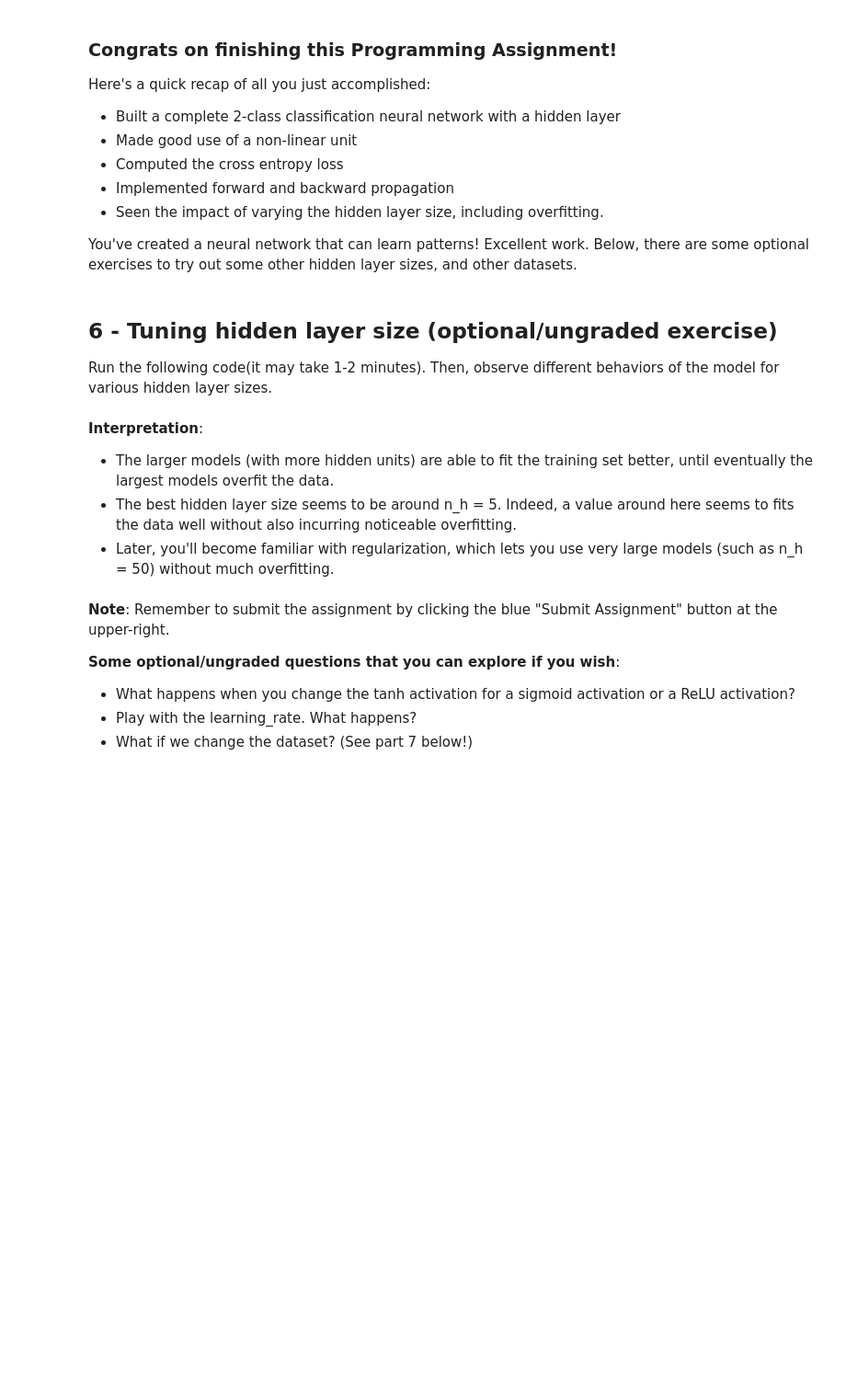
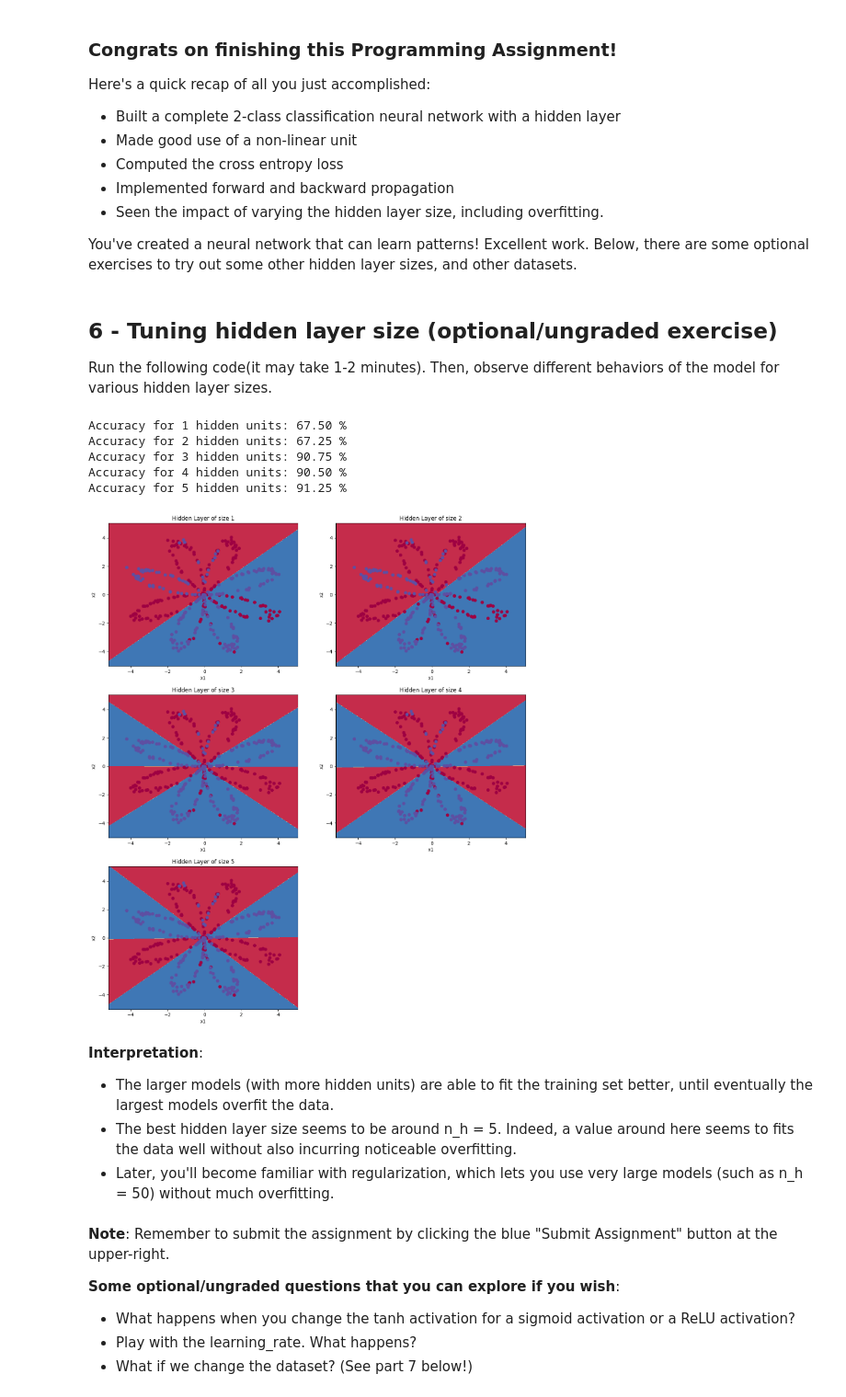
Before and after one commit to soubhik7/full-stack-ai-with-python, a Jupyter notebook: R&D/Deep Learning/Coursera/W3A1/Planar_data_classification_with_one_hidden_layer.ipynb, the cells around one changed output. Shown at 92% size. Saved outputs shown, nothing was run; the diff lists cells and outputs as text; code cells hidden in the pictures; blank space fills up the shorter version.

```diff
--- a/R&D/Deep Learning/Coursera/W3A1/Planar_data_classification_with_one_hidden_layer.ipynb
+++ b/R&D/Deep Learning/Coursera/W3A1/Planar_data_classification_with_one_hidden_layer.ipynb
@@ -549,7 +619,8 @@ def backward_propagation(parameters, cache, X, Y):
     # W1 = ...
     # W2 = ...
     # YOUR CODE STARTS HERE
-
+    W1 = parameters["W1"]
+    W2 = parameters["W2"]
 
     # YOUR CODE ENDS HERE
 
@@ -558,6 +629,8 @@ def backward_propagation(parameters, cache, X, Y):
     # A1 = ...
     # A2 = ...
     # YOUR CODE STARTS HERE
+    A1 = cache["A1"]
+    A2 = cache["A2"]
 
 
     # YOUR CODE ENDS HERE
@@ -571,7 +644,12 @@ def backward_propagation(parameters, cache, X, Y):
     # dW1 = ...
     # db1 = ...
     # YOUR CODE STARTS HERE
-
+    dZ2 = A2 - Y
+    dW2 = 1/m * np.dot(dZ2, A1.T)
+    db2 = 1/m * np.sum(dZ2, axis=1, keepdims=True)
+    dZ1 = np.dot(W2.T, dZ2) * (1 - np.power(A1, 2))
+    dW1 = 1/m * np.dot(dZ1, X.T)
+    db1 = 1/m * np.sum(dZ1, axis=1, keepdims=True)
 
     # YOUR CODE ENDS HERE
 
@@ -737,6 +849,7 @@ def nn_model(X, Y, n_h, num_iterations = 10000, print_cost=False):
     #(≈ 1 line of code)
     # parameters = ...
     # YOUR CODE STARTS HERE
+    parameters = initialize_parameters(n_x, n_h, n_y)
 
 
     # YOUR CODE ENDS HERE
@@ -759,6 +872,10 @@ def nn_model(X, Y, n_h, num_iterations = 10000, print_cost=False):
         # parameters = ...
 
         # YOUR CODE STARTS HERE
+        A2, cache = forward_propagation(X, parameters)
+        cost = compute_cost(A2, Y)
+        grads = backward_propagation(parameters, cache, X, Y)
+        parameters = update_parameters(parameters, grads)
 
 
         # YOUR CODE ENDS HERE
@@ -832,7 +967,8 @@ def predict(parameters, X):
     # A2, cache = ...
     # predictions = ...
     # YOUR CODE STARTS HERE
-
+    A2, cache = forward_propagation(X, parameters)
+    predictions = (A2 > 0.5).astype(int)
 
     # YOUR CODE ENDS HERE
 
@@ -865,4 +1017,7 @@ plt.title("Decision Boundary for hidden layer size " + str(4))
 # %%
-# Print accuracy
 predictions = predict(parameters, X)
-print ('Accuracy: %d' % float((np.dot(Y, predictions.T) + np.dot(1 - Y, 1 - predictions.T)) / float(Y.size) * 100) + '%')
+
+accuracy = (np.dot(Y, predictions.T) + np.dot(1 - Y, 1 - predictions.T)) / Y.size
+accuracy = np.squeeze(accuracy) * 100
+
+print('Accuracy: {}%'.format(accuracy))
@@ -895,23 +1052,30 @@ You've created a neural network that can learn patterns! Excellent work. Below,
 
 Run the following code(it may take 1-2 minutes). Then, observe different behaviors of the model for various hidden layer sizes.
 # %%
-# This may take about 2 minutes to run
-
 plt.figure(figsize=(16, 32))
 hidden_layer_sizes = [1, 2, 3, 4, 5]
-
-# you can try with different hidden layer sizes
-# but make sure before you submit the assignment it is set as "hidden_layer_sizes = [1, 2, 3, 4, 5]"
-# hidden_layer_sizes = [1, 2, 3, 4, 5, 20, 50]
 
 for i, n_h in enumerate(hidden_layer_sizes):
     plt.subplot(5, 2, i+1)
     plt.title('Hidden Layer of size %d' % n_h)
-    parameters = nn_model(X, Y, n_h, num_iterations = 5000)
+
+    parameters = nn_model(X, Y, n_h, num_iterations=5000)
+
     plot_decision_boundary(lambda x: predict(parameters, x.T), X, Y)
+
     predictions = predict(parameters, X)
-    accuracy = float((np.dot(Y,predictions.T) + np.dot(1 - Y, 1 - predictions.T)) / float(Y.size)*100)
-    print ("Accuracy for {} hidden units: {} %".format(n_h, accuracy))
+
+    # ✅ Recommended accuracy
+    accuracy = np.mean(predictions == Y) * 100
+
+    print("Accuracy for {} hidden units: {:.2f} %".format(n_h, accuracy))
+# %% [output]
+Accuracy for 1 hidden units: 67.50 %
+Accuracy for 2 hidden units: 67.25 %
+Accuracy for 3 hidden units: 90.75 %
+Accuracy for 4 hidden units: 90.50 %
+Accuracy for 5 hidden units: 91.25 %
+[figure, added]
 # %% [markdown]
 **Interpretation**:
 - The larger models (with more hidden units) are able to fit the training set better, until eventually the largest models overfit the data.
```
Also changed, not shown: parts of 18 cells of this notebook, 31 other files.
